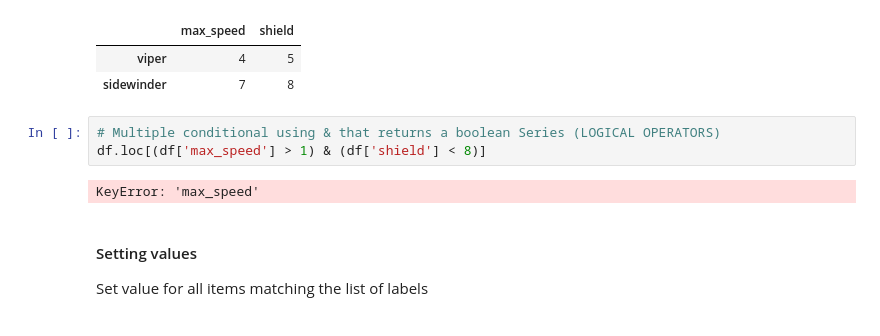
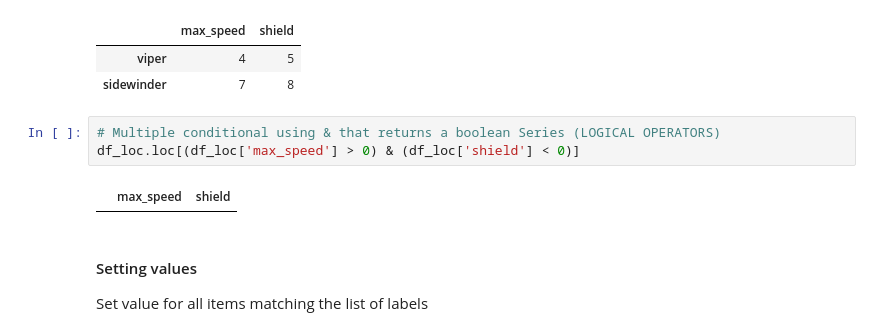
Before and after one commit to TouseefDataScientist/Artificialintelligence, a Jupyter notebook: pandas.ipynb, the cells around one changed output. Saved outputs shown, nothing was run; the diff lists cells and outputs as text.

```diff
--- a/pandas.ipynb
+++ b/pandas.ipynb
@@ -261,9 +261,9 @@ df_loc.loc[df_loc['shield']>2]
 | sidewinder | 7 | 8 |
 # %%
 # Multiple conditional using & that returns a boolean Series (LOGICAL OPERATORS)
-df.loc[(df['max_speed'] > 1) & (df['shield'] < 8)]
+df_loc.loc[(df_loc['max_speed'] > 0) & (df_loc['shield'] < 0)]
 # %% [output]
-KeyError: 'max_speed'
+|  | max_speed | shield |
 # %% [markdown]
 #### Setting values
 
```
Also changed, not shown: parts of 14 cells of this notebook, 2 other files.
